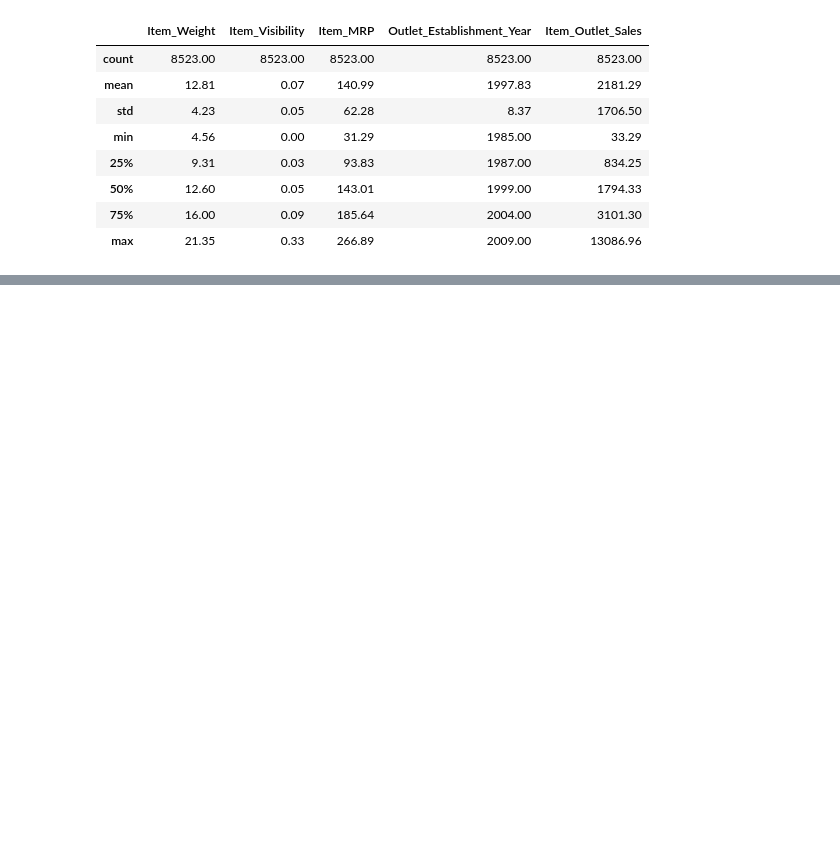
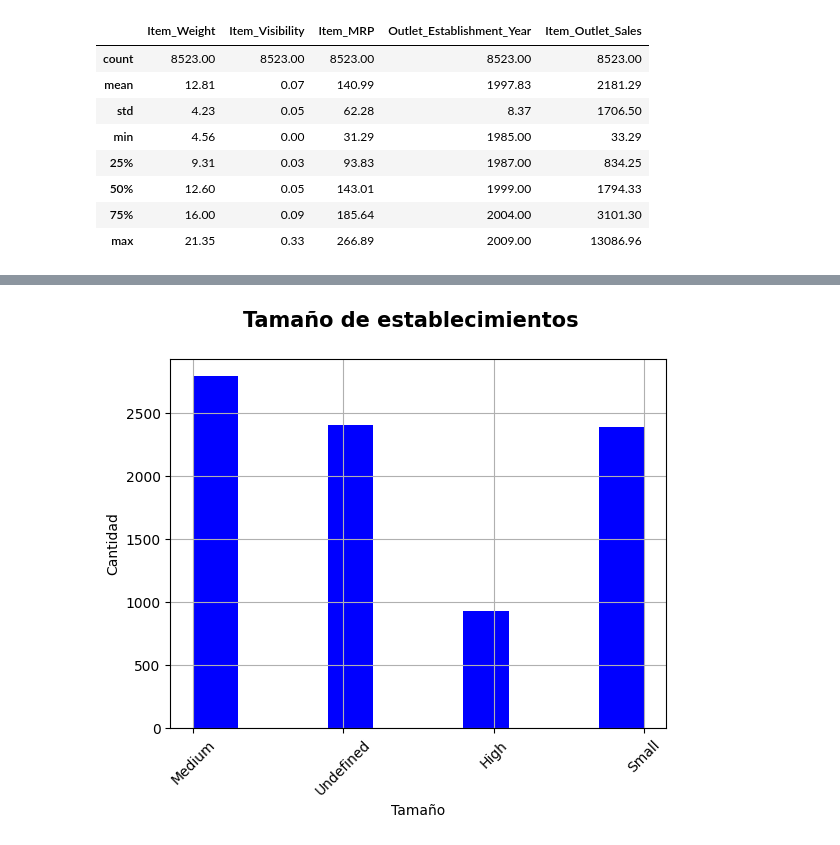
Before and after one commit to Rukawe/Predicciones-de-Ventas, a Jupyter notebook: Predicciones_de_Ventas.ipynb, the cells around one changed output, grey strips where cells are left out. Saved outputs shown, nothing was run; the diff lists cells and outputs as text; code cells hidden in the pictures; blank space fills up the shorter version.

```diff
--- a/Predicciones_de_Ventas.ipynb
+++ b/Predicciones_de_Ventas.ipynb
@@ -214,0 +236,9 @@ df.describe().round(2) # Con esta función solo se consideran los datos númeric
+# %%
+fig = plt.figure(dpi=100)
+fig.suptitle('Tamaño de establecimientos', fontsize=15, fontweight="bold")
+df['Outlet_Size'].hist(color='blue')
+plt.xticks(rotation = 45)
+plt.xlabel('Tamaño')
+plt.ylabel('Cantidad');
+# %% [output]
+[figure, added]
```
Also changed, not shown: parts of 15 cells of this notebook.
